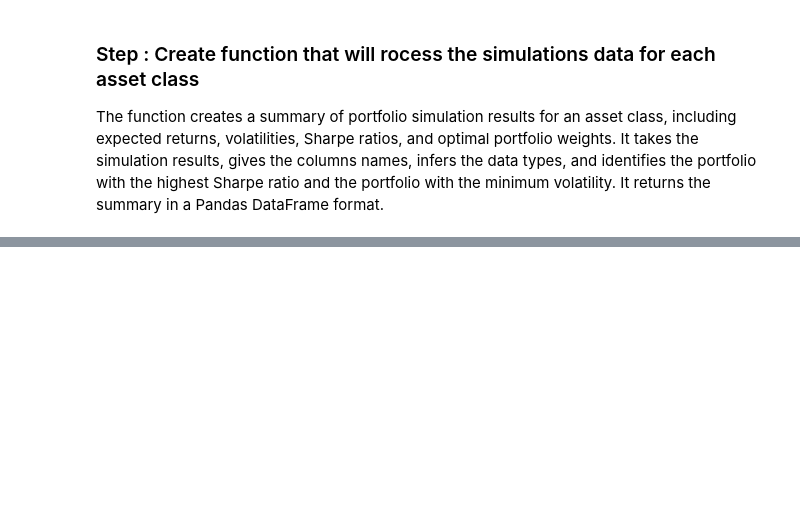
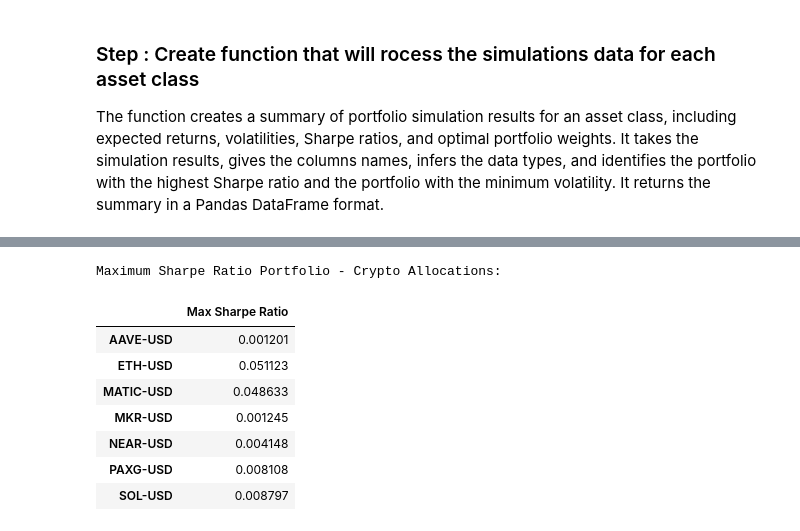
Before and after one commit to Xipilscode/CAPTS-Comprehensive_Allocation_and_Portfolio_Trading_Solution, a Jupyter notebook: capts.ipynb, the cells around one changed output, grey strips where cells are left out. Drawn from its saved outputs; the diff is of its cells as text; code cells hidden in the pictures; blank space fills up the shorter version.

```diff
--- a/capts.ipynb
+++ b/capts.ipynb
@@ -1880,7 +1895,5 @@ dtype: object
 # %%
 # Create DataFrame with portfolio weights for each asset class
-crypto_max_sharpe_ratio_weights, crypto_min_volatility_weights = create_portfolio_weights_df(crypto_selected_tickers, crypto_max_sharpe_ratio['Portfolio Weights'], crypto_min_volatility['Portfolio Weights'])
-stocks_max_sharpe_ratio_weights, stocks_min_volatility_weights = create_portfolio_weights_df(stocks_selected_tickers, stocks_max_sharpe_ratio['Portfolio Weights'], stocks_min_volatility['Portfolio Weights'])
-commodities_max_sharpe_ratio_weights, commodities_min_volatility_weights = create_portfolio_weights_df(commodities_selected_tickers, commodities_max_sharpe_ratio['Portfolio Weights'], commodities_min_volatility['Portfolio Weights'])
-bonds_max_sharpe_ratio_weights, bonds_min_volatility_weights = create_portfolio_weights_df(bonds_selected_tickers, bonds_max_sharpe_ratio['Portfolio Weights'], bonds_min_volatility['Portfolio Weights'])
+max_comb_sharpe_ratio_weights, max_comb_min_volatility_weights = create_portfolio_weights_df(max_comb_selected_tickers, max_comb_max_sharpe_ratio['Portfolio Weights'], max_comb_min_volatility['Portfolio Weights'])
+min_comb_sharpe_ratio_weights, min_comb_min_volatility_weights = create_portfolio_weights_df(min_comb_selected_tickers, min_comb_max_sharpe_ratio['Portfolio Weights'], min_comb_min_volatility['Portfolio Weights'])
 # %%
@@ -2400,0 +2078,15 @@ def mc_sim(num_of_portfolios, returns, num_selected_tickers):
+# %%
+
+# Display the  DataFrames
+print("Maximum Sharpe Ratio Portfolio - Crypto Allocations:")
+max_sharpe_crypto_df
+# %% [output]
+Maximum Sharpe Ratio Portfolio - Crypto Allocations:
+|  | Max Sharpe Ratio |
+| AAVE-USD | 0.001201 |
+| ETH-USD | 0.051123 |
+| MATIC-USD | 0.048633 |
+| MKR-USD | 0.001245 |
+| NEAR-USD | 0.004148 |
+| PAXG-USD | 0.008108 |
+| SOL-USD | 0.008797 |
```
Also changed, not shown: parts of 110 cells of this notebook.
